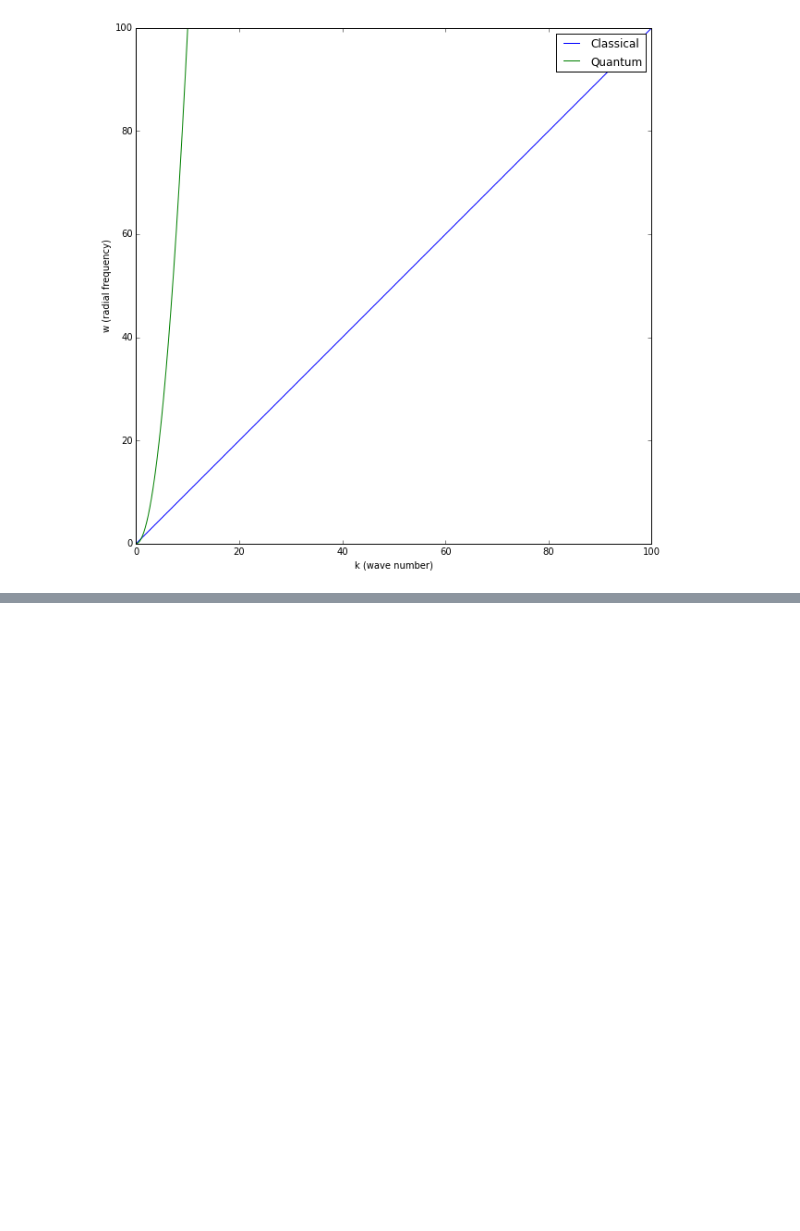
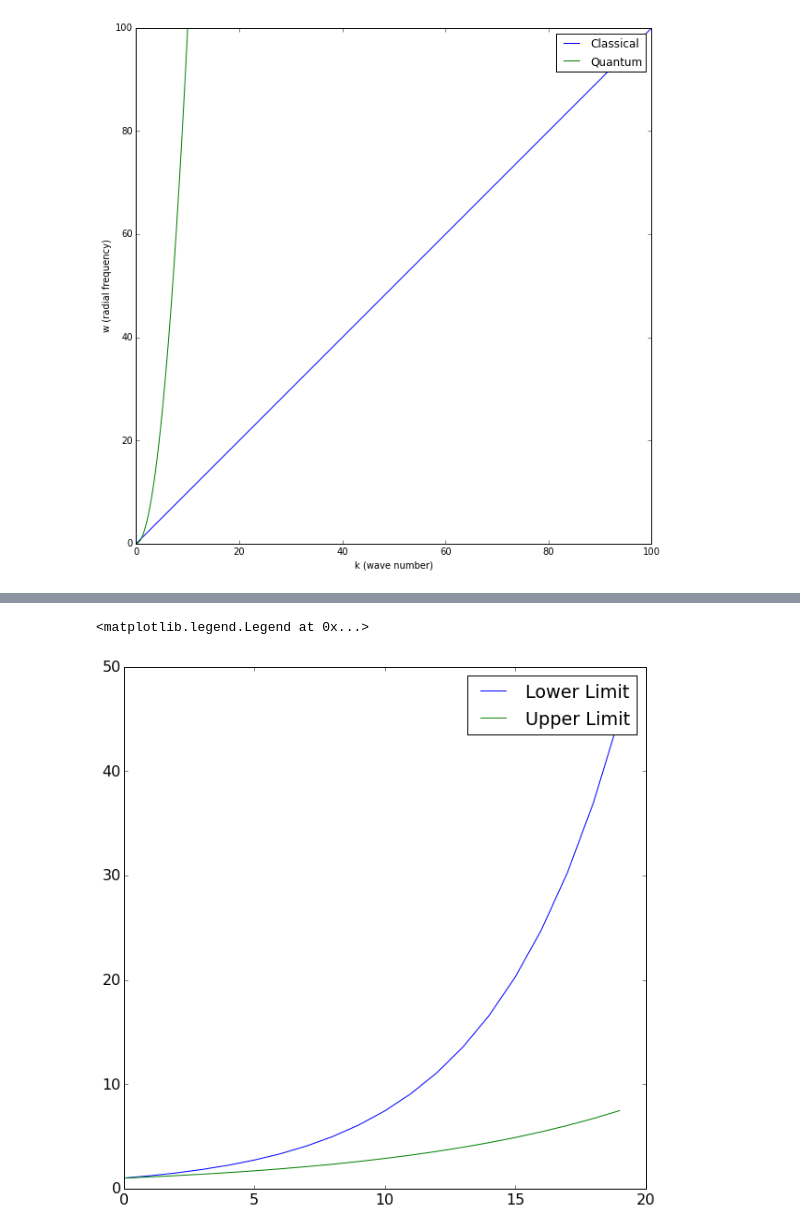
Before and after one commit to eiarhabi/school, a Jupyter notebook: thesis/ece493/Rydberg.ipynb, the cells around one changed output, grey strips where cells are left out. Saved outputs shown, nothing was run; the diff lists cells and outputs as text; code cells hidden in the pictures; blank space fills up the shorter version.

```diff
--- a/thesis/ece493/Rydberg.ipynb
+++ b/thesis/ece493/Rydberg.ipynb
@@ -102,0 +124,8 @@ plt.xlabel('w (radial frequency)')
+# %%
+x=np.arange(0,2, .1)
+plt.plot(lowerA(x, 10), color='blue', label='Lower Limit')
+plt.plot(upperA(x), color='green', label='Upper Limit')
+plt.legend()
+# %% [output]
+<matplotlib.legend.Legend at 0x...>
+[figure, added]
```
Also changed, not shown: parts of 5 cells of this notebook, 21 other files.
